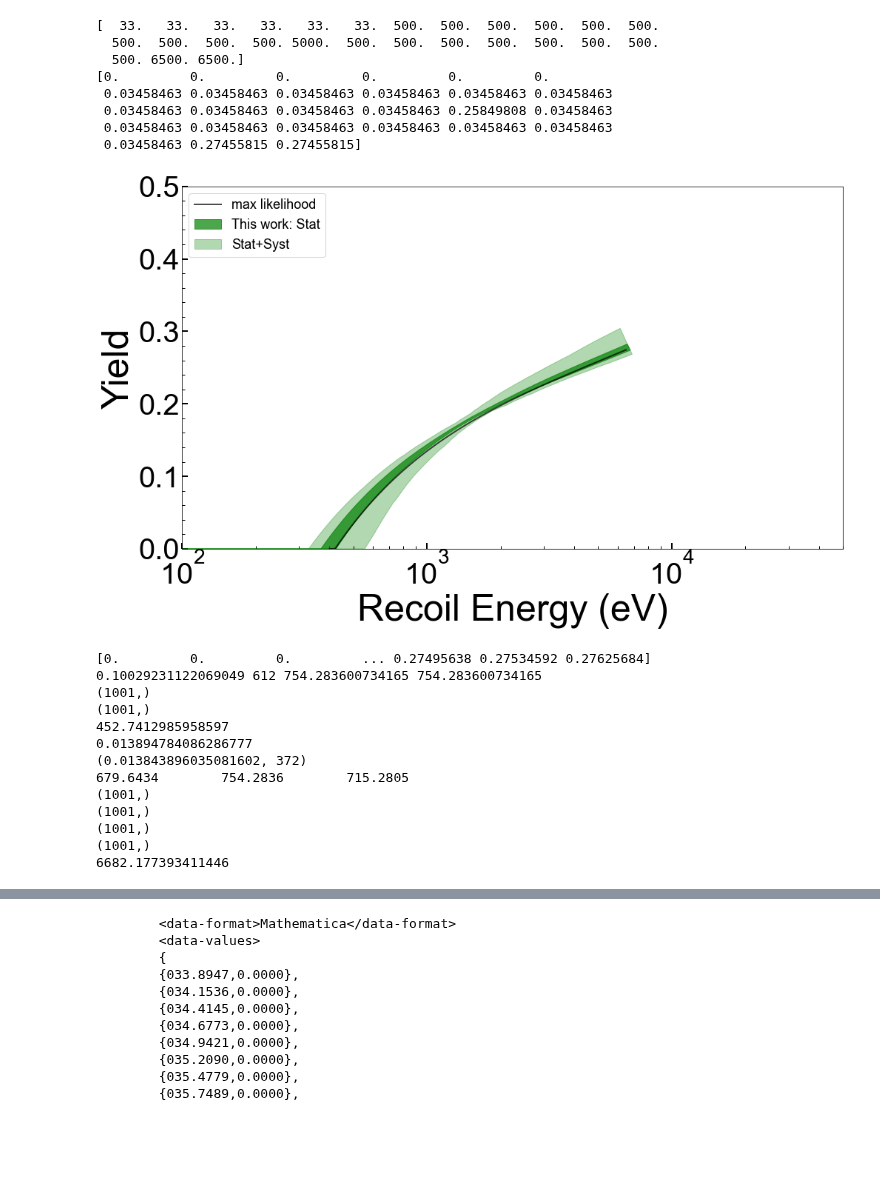
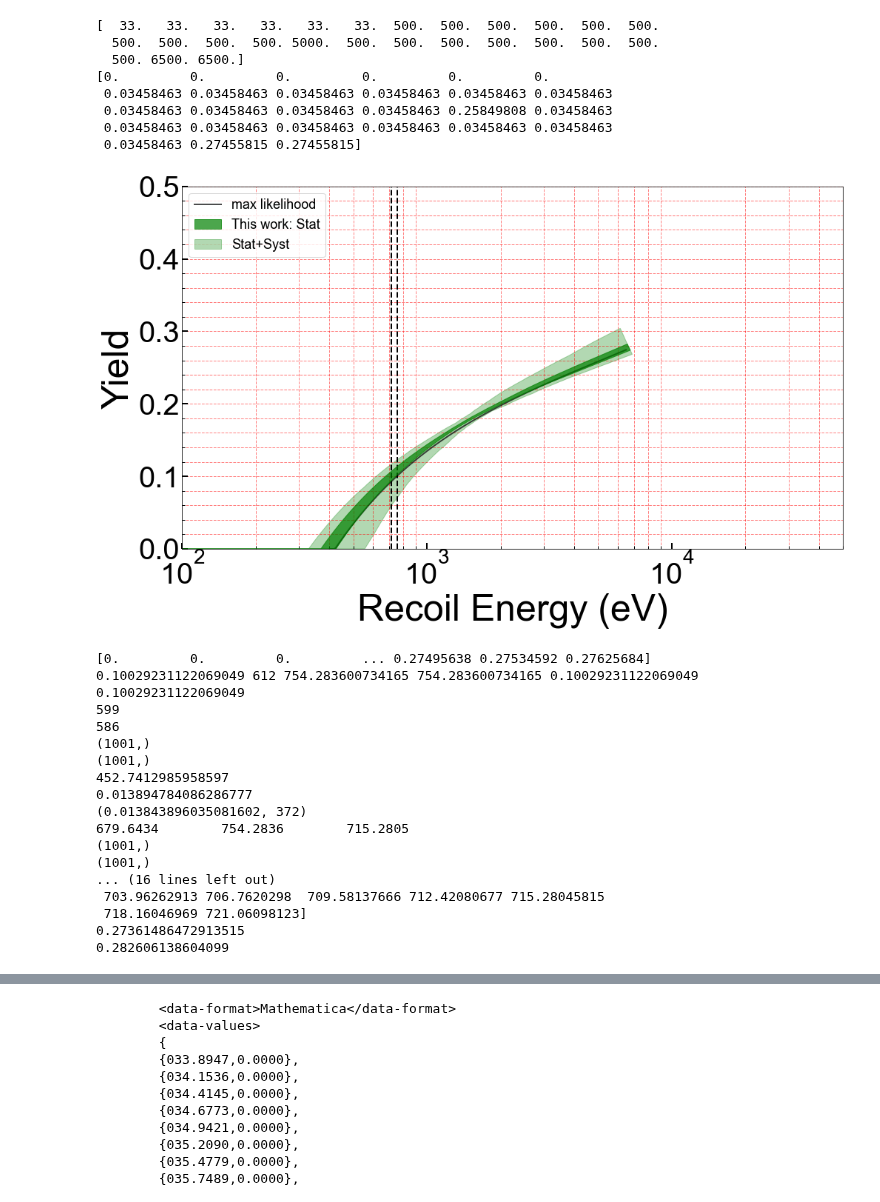
Before and after one commit to villano-lab/nrSiCap, a Jupyter notebook: 1-PRD_Figures/plot_final_yield.ipynb, the cells around one changed output, grey strips where cells are left out. Cells and saved outputs as stored; diff of their text form; code cells hidden in the pictures; blank space fills up the shorter version.

Commit message:
[ANV] updated final result plot notebook found bug in yield band energy vector

```diff
--- a/1-PRD_Figures/plot_final_yield.ipynb
+++ b/1-PRD_Figures/plot_final_yield.ipynb
@@ -75,34 +75,39 @@ print(ySor(Et))
 # %%
 plt.figure(figsize=(16,9))
 
 plot_fill_colors=['g','g']
 plot_alphas=[0.7,0.3]
 plot_zorders=[2,1,0]
 plot_labels=['This work: Stat','Stat+Syst']#,'+BurstSyst']
 
 vEr = np.linspace(400,6500,1000)
 #print(ySor(vEr))
 
-plt.plot(vEr,ySor(vEr),label="max likelihood",alpha=0.7,color='k')
+plt.plot(vEr,ySor(vEr),label="max likelihood",alpha=0.7,color='k',linewidth=2)
+
+plt.axvline(754,color='k',linestyle="--")
+plt.axvline(715,color='k',linestyle="--")
+plt.grid(color='r', linestyle='--', linewidth=1,axis="y",which="both",alpha=0.5)
+plt.grid(color='r', linestyle='--', linewidth=1,axis="x",which="Minor",alpha=0.5)
 
 for i,RQi in enumerate(RQss):
     Er_Ycalc_plot=np.concatenate((RQi['Er_Ycalc'][0][:1],RQi['Er_Ycalc'][1],RQi['Er_Ycalc'][0][-1:],RQi['Er_Ycalc'][2][::-1]))
     Ydist_plot=np.concatenate((RQi['Ydist'][0][:1],RQi['Ydist'][1],RQi['Ydist'][0][-1:],RQi['Ydist'][2][::-1]))
 
     plt.fill(Er_Ycalc_plot,Ydist_plot,color=plot_fill_colors[i],zorder=plot_zorders[i], alpha=plot_alphas[i], label=plot_labels[i])
 
 plt.ylabel("Yield")
 plt.xlabel("Recoil Energy (eV)")
 #plt.rc('xtick', labelsize=16) #fontsize of the x tick labels
 #plt.rc('ytick', labelsize=16) #fontsize of the y tick labels
 plt.xlim([100,50000])
 plt.ylim([0,0.5])
 plt.xscale('log')
 
 plt.legend(fontsize=18,loc='upper left')
 plt.show()
 # %% [output]
-[figure, old version]
+[figure, new version]
 # %%
 #https://stackoverflow.com/questions/2566412/find-nearest-value-in-numpy-array
 def find_nearest(array, value):
@@ -160,11 +165,15 @@ for i,Er in enumerate(vEr):
     vEmid[i] = vEr[j]
     if i==612:
        print(ySor(vEr))
-       print(vY[i],j,Er,vEr[j])
+       print(vY[i],j,Er,vEr[j],Y0,ySor(Er))
     #print(i,vY[i])
     Y,j = find_nearest(ytight_low,vY[i])
     vEh[i] = vEr[j]
+    if i==612:
+       print(j)
     Y,j = find_nearest(ytight_high,vY[i])
+    if i==612:
+       print(j)
     vEl[i] = vEr[j]
 
 print(np.shape(vEh))
@@ -183,7 +192,18 @@ print(np.shape(mid))
 
 print(np.shape(vEr))
 print(vEr[1000])
-
+print(ySor(754.28))
+print(vEr[586],vEr[599])
+print(ytight_high[586])
+print(ytight_low[599])
+Y,j = find_nearest(ytight_low,0.1003)
+print(Y,j)
+Y,j = find_nearest(ytight_high,0.1003)
+print(Y,j)
+print(ytight_low[580:602])
+print(vEr[580:602])
+print(ytight_low[999])
+print(ytight_high[999])
 #for i,Er in enumerate(vEr):
 
   #if(tb>367):
@@ -191,7 +211,9 @@ print(vEr[1000])
   #print("{0:08.4f}\t{1:05.4f}\t{2:05.4f}\t{3:05.4f}".format(Er,ytight_low[i],ytight_high[i],np.abs(ytight_high[i])))
 # %% [output]
 [0.         0.         0.         ... 0.27495638 0.27534592 0.27625684]
-0.10029231122069049 612 754.283600734165 754.283600734165
+0.10029231122069049 612 754.283600734165 754.283600734165 0.10029231122069049 0.10029231122069049
+599
+586
 (1001,)
 (1001,)
 452.7412985958597
@@ -200,6 +222,8 @@ print(vEr[1000])
 679.6434        754.2836        715.2805
 (1001,)
 (1001,)
-(1001,)
-(1001,)
-6682.177393411446
+... (16 lines left out)
+ 703.96262913 706.7620298  709.58137666 712.42080677 715.28045815
+ 718.16046969 721.06098123]
+0.27361486472913515
+0.282606138604099
```
Also changed, not shown: parts of 1 cell of this notebook.
